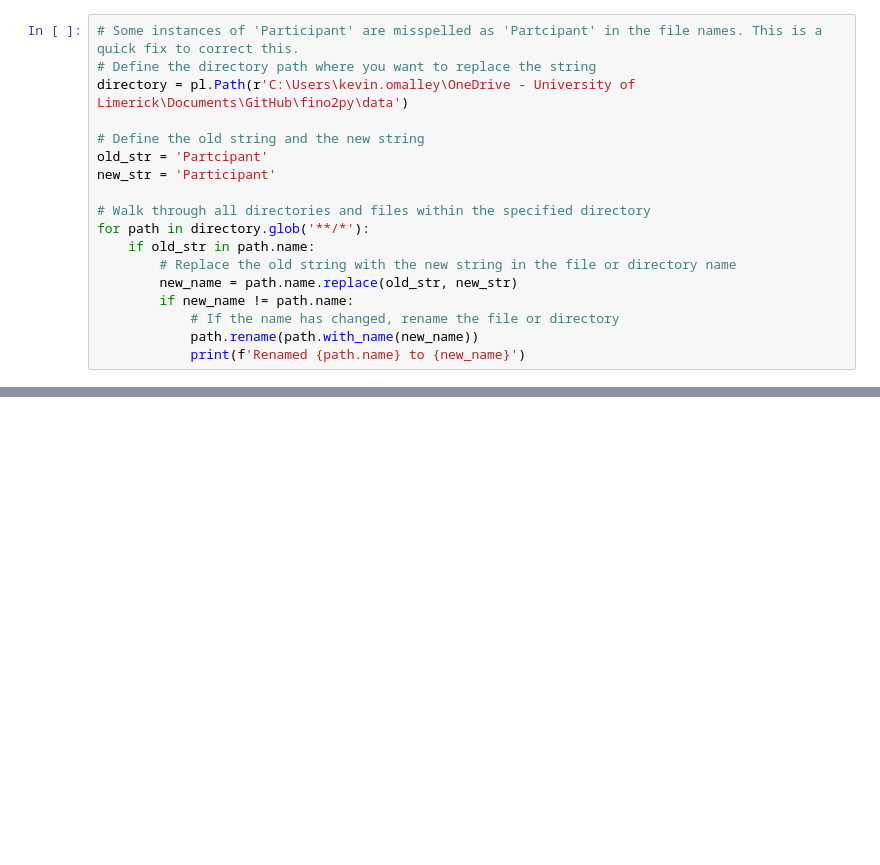
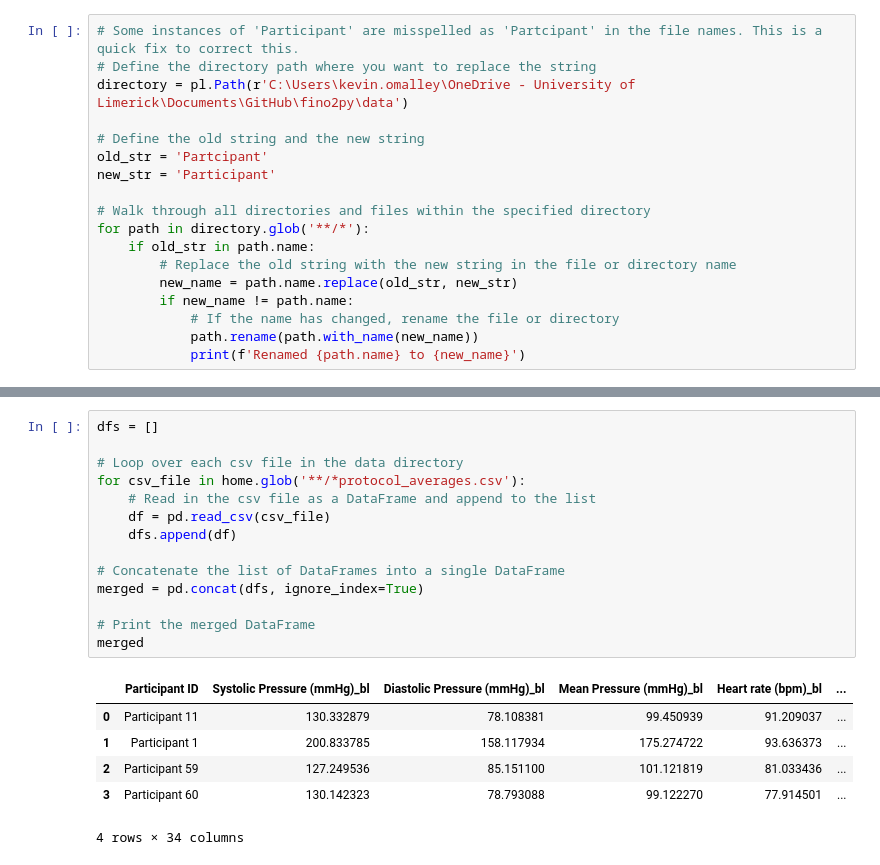
Before and after one commit to spider-z3r0/fino2py, a Jupyter notebook: src/import_finometer.ipynb, the cells around one changed output, grey strips where cells are left out. Drawn from its saved outputs; the diff is of its cells as text; blank space fills up the shorter version.

```diff
--- a/src/import_finometer.ipynb
+++ b/src/import_finometer.ipynb
@@ -143,3 +307,24 @@ def import_finometer_protocol_times(times_file_path, seconds = False):
+# %%
+dfs = []
+
+# Loop over each csv file in the data directory
+for csv_file in home.glob('**/*protocol_averages.csv'):
+    # Read in the csv file as a DataFrame and append to the list
+    df = pd.read_csv(csv_file)
+    dfs.append(df)
+
+# Concatenate the list of DataFrames into a single DataFrame
+merged = pd.concat(dfs, ignore_index=True)
+
+# Print the merged DataFrame
+merged
+# %% [output]
+|  | Participant ID | Systolic Pressure (mmHg)_bl | Diastolic Pressure (mmHg)_bl | Mean Pressure (mmHg)_bl | Heart rate (bpm)_bl | ... |
+| 0 | Participant 11 | 130.332879 | 78.108381 | 99.450939 | 91.209037 | ... |
+| 1 | Participant 1 | 200.833785 | 158.117934 | 175.274722 | 93.636373 | ... |
+| 2 | Participant 59 | 127.249536 | 85.151100 | 101.121819 | 81.033436 | ... |
+| 3 | Participant 60 | 130.142323 | 78.793088 | 99.122270 | 77.914501 | ... |
+4 rows × 34 columns
 # %%
 def import_finometer_demographics(file_path):
     '''
```
Also changed, not shown: parts of 23 cells of this notebook, 6 other files.
